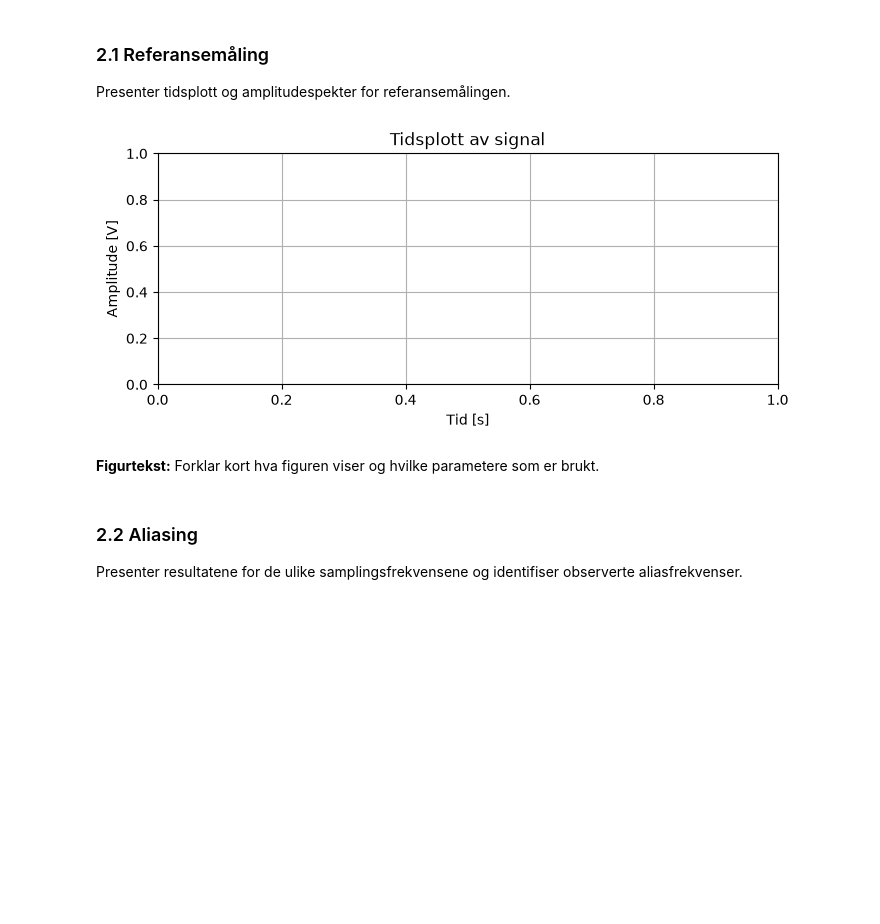
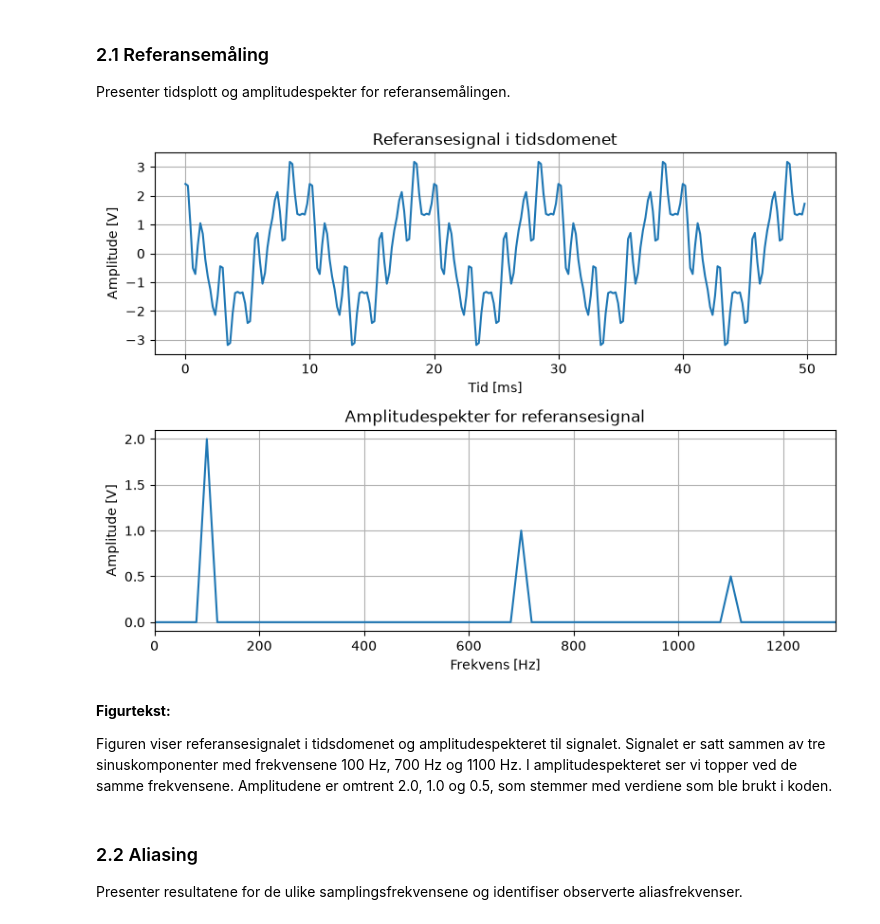
Before and after one commit to andrevdal/PHYS116_lab1, a Jupyter notebook: lab1_rapport.ipynb, the cells around one changed output. Cells and saved outputs as stored; diff of their text form; code cells hidden in the pictures; blank space fills up the shorter version.

```diff
--- a/lab1_rapport.ipynb
+++ b/lab1_rapport.ipynb
@@ -93,6 +92,7 @@ def amplitude_spectrum(signal, fs):
 
     freq = np.fft.rfftfreq(N, d=1/fs)
     amplitude = np.abs(X) / N
+    amplitude[1:-1] *= 2
 
     return freq, amplitude
 # %%
@@ -370,17 +372,44 @@ dårligere representert.
 
 Presenter tidsplott og amplitudespekter for referansemålingen.
 # %%
-fig, ax = plt.subplots(figsize=(8, 3))
-ax.set_xlabel("Tid [s]")
-ax.set_ylabel("Amplitude [V]")
-ax.set_title("Tidsplott av signal")
-ax.grid(True)
+# Lager referansesignalet på nytt fordi variablene ble endret i 1.2 og 1.3
+fk_ref = np.array([100, 700, 1100])
+Ak_ref = np.array([2.0, 1.0, 0.5])
+phi_ref = np.array([np.pi / 4, 0, -np.pi / 2])
+Xk_ref = Ak_ref * np.exp(1j * phi_ref)
+
+fs_ref = 5000
+dur_ref = 0.05
+
+xx_ref, tt_ref = syn_sin(fk_ref, Xk_ref, fs_ref, dur_ref)
+freq_ref, amplitude_ref = amplitude_spectrum(xx_ref, fs_ref)
+
+# Plotter referansemålingen
+fig, (ax1, ax2) = plt.subplots(2, 1, figsize=(8, 6))
+
+# Tidsplott
+ax1.plot(tt_ref * 1000, xx_ref)
+ax1.set_title("Referansesignal i tidsdomenet")
+ax1.set_xlabel("Tid [ms]")
+ax1.set_ylabel("Amplitude [V]")
+ax1.grid(True)
+
+# Frekvensplott
+ax2.plot(freq_ref, amplitude_ref)
+ax2.set_title("Amplitudespekter for referansesignal")
+ax2.set_xlabel("Frekvens [Hz]")
+ax2.set_ylabel("Amplitude [V]")
+ax2.set_xlim(0, 1300)
+ax2.grid(True)
+
+plt.tight_layout()
 plt.show()
 # %% [output]
-[figure, old version]
+[figure, new version]
 # %% [markdown]
 **Figurtekst:**
-Forklar kort hva figuren viser og hvilke parametere som er brukt.
+
+Figuren viser referansesignalet i tidsdomenet og amplitudespekteret til signalet. Signalet er satt sammen av tre sinuskomponenter med frekvensene 100 Hz, 700 Hz og 1100 Hz. I amplitudespekteret ser vi topper ved de samme frekvensene. Amplitudene er omtrent 2.0, 1.0 og 0.5, som stemmer med verdiene som ble brukt i koden.
 # %% [markdown]
 
 ### 2.2 Aliasing
```
Also changed, not shown: parts of 12 cells of this notebook, 2 other files.
